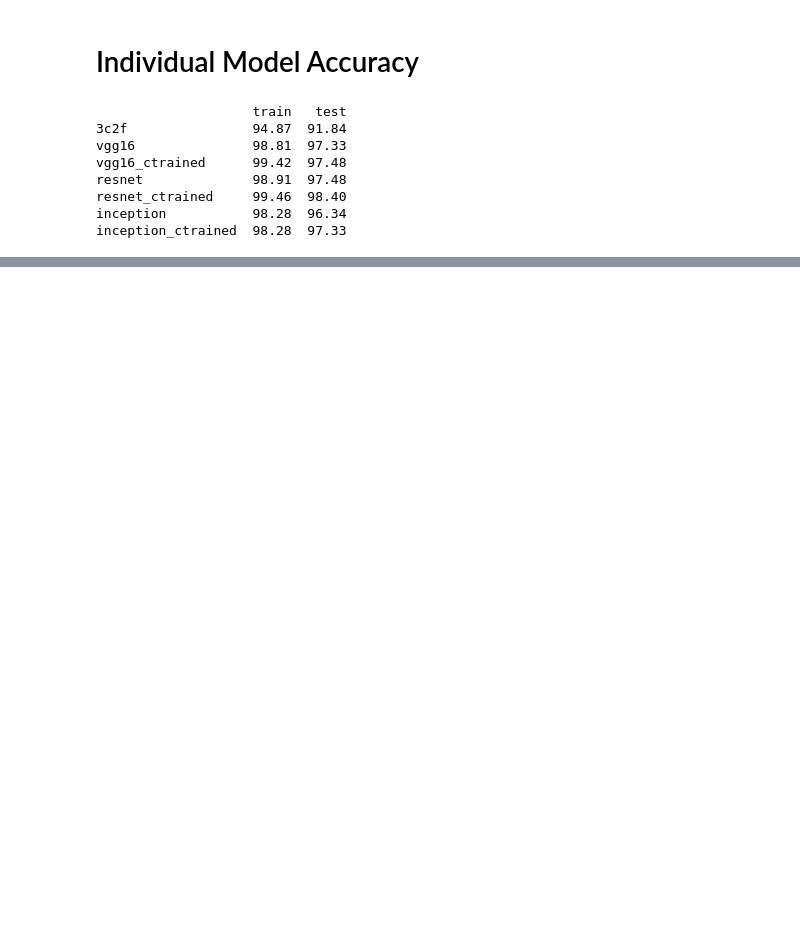
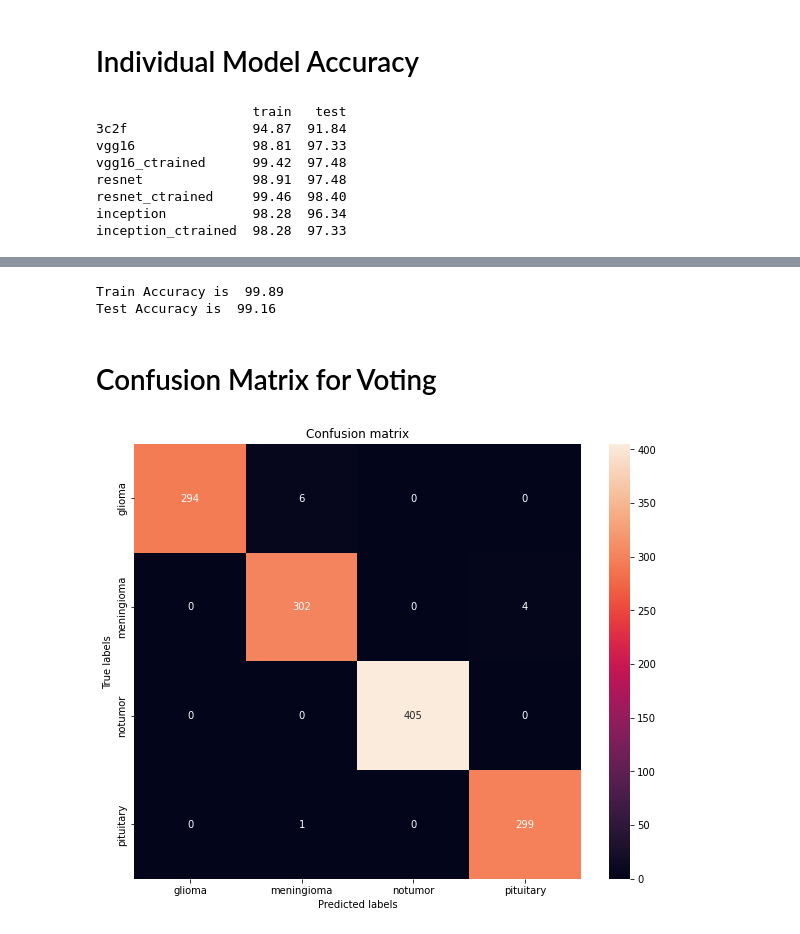
Before and after one commit to AnuraghSarkar/inversecooking, a Jupyter notebook: mri.ipynb, the cells around one changed output, grey strips where cells are left out. Saved outputs shown, nothing was run; the diff lists cells and outputs as text; code cells hidden in the pictures; blank space fills up the shorter version.

```diff
--- a/mri.ipynb
+++ b/mri.ipynb
@@ -793,0 +807,41 @@ plt.plot(accuracy['train'],c='r', marker='o', linestyle='dashed', linewidth=2, m
+# %%
+def voting_predict(df):
+
+    df['predicted_Voting'] = 'notumor'
+
+    for i in df.index.values:
+        if i != 'actual':
+
+            classes_dict = {'glioma': 0,'meningioma':0,'notumor':0,'pituitary':0}
+
+            models = df.columns.values
+            for j in models:
+                classes_dict[df.loc[i,j]] = classes_dict[df.loc[i,j]]+1
+
+            df.loc[i,'predicted_Voting'] = max(classes_dict.items(), key=operator.itemgetter(1))[0]
+
+    return df
+# %%
+emsemble_train_predict = voting_predict(model_predictions_train)
+emsemble_test_predict = voting_predict(model_predictions_test)
+# %%
+print('Train Accuracy is ', round(accuracy_score(emsemble_train_predict['actual'], emsemble_train_predict['predicted_Voting'])*100,2))
+print('Test Accuracy is ', round(accuracy_score(emsemble_test_predict['actual'], emsemble_test_predict['predicted_Voting'])*100,2))
+# %% [output]
+Train Accuracy is  99.89
+Test Accuracy is  99.16
+# %% [markdown]
+# Confusion Matrix for Voting
+# %%
+plt.figure(figsize=(10,8))
+ax=plt.subplot()
+cm= confusion_matrix(emsemble_test_predict['actual'], emsemble_test_predict['predicted_Voting'])
+sns.heatmap(cm, annot=True, ax=ax, fmt='g')
+
+# Label the plot, title, and show the plot and ticks
+ax.set_xlabel('Predicted labels');ax.set_ylabel('True labels');ax.set_title('Confusion matrix');
+ax.xaxis.set_ticklabels(['glioma','meningioma','notumor','pituitary']);ax.yaxis.set_ticklabels(['glioma','meningioma','notumor','pituitary']);
+#save the plot
+plt.savefig('confusion_matrix_voting.png')
+# %% [output]
+[figure, added]
```
Also changed, not shown: parts of 7 cells of this notebook, 1 other file.
